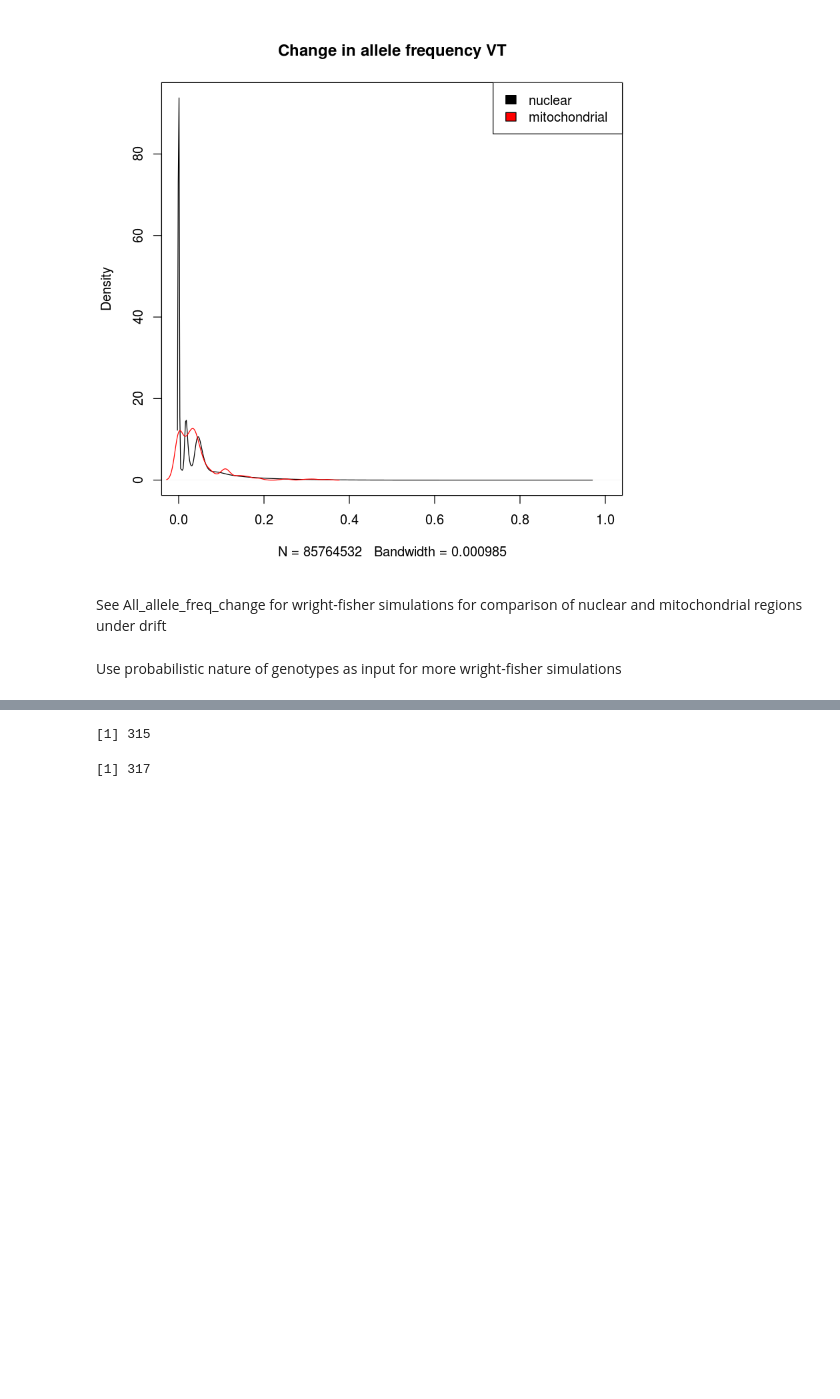
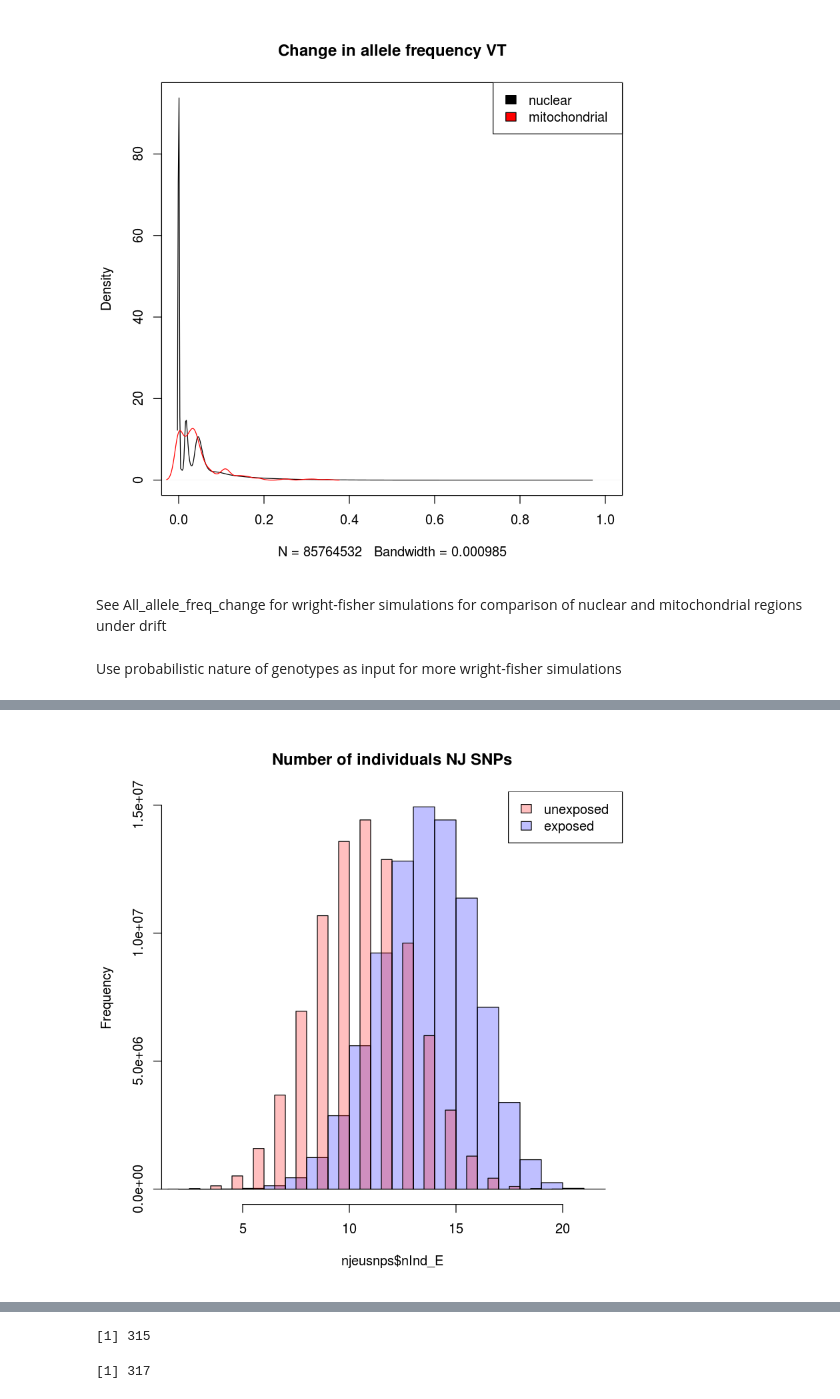
Before and after one commit to sagw/WNS_WGS, a Jupyter notebook: Notebooks/Angsd_all_SNP_graphs.ipynb, the cells around one changed output, grey strips where cells are left out. Drawn from its saved outputs; the diff is of its cells as text; code cells hidden in the pictures; blank space fills up the shorter version.

```diff
--- a/Notebooks/Angsd_all_SNP_graphs.ipynb
+++ b/Notebooks/Angsd_all_SNP_graphs.ipynb
@@ -141,0 +159,6 @@ plot(njeusnps$nInd_E, njeusnps$diff)
+# %%
+plot(pE, main="Number of individuals NJ SNPs", col=rgb(0,0,1,1/4))
+plot(pU, add=T, col=rgb(1,0,0,1/4))
+legend("topright", c("unexposed", "exposed"), fill=c(rgb(1,0,0,1/4),rgb(0,0,1,1/4)))
+# %% [output]
+[figure, added]
```
Also changed, not shown: parts of 12 cells of this notebook, 2 other files.
